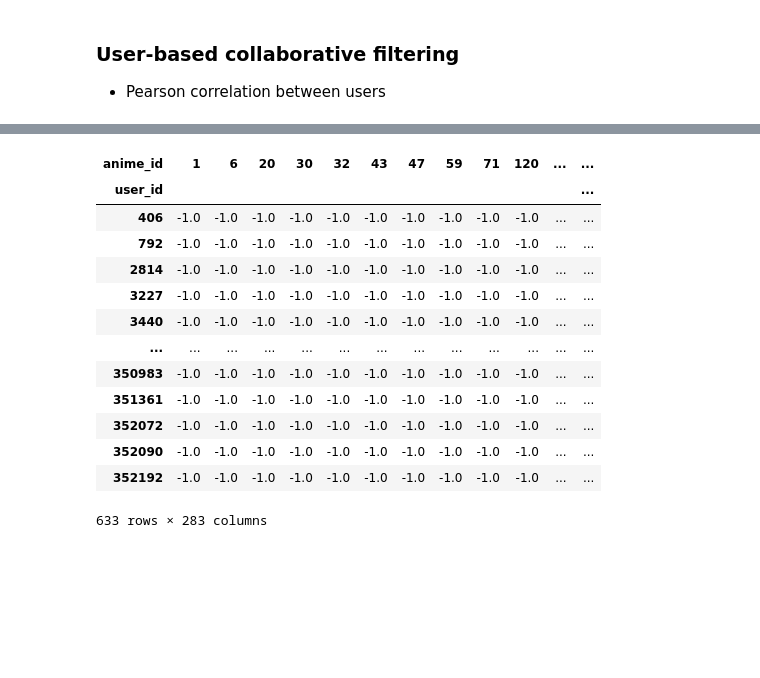
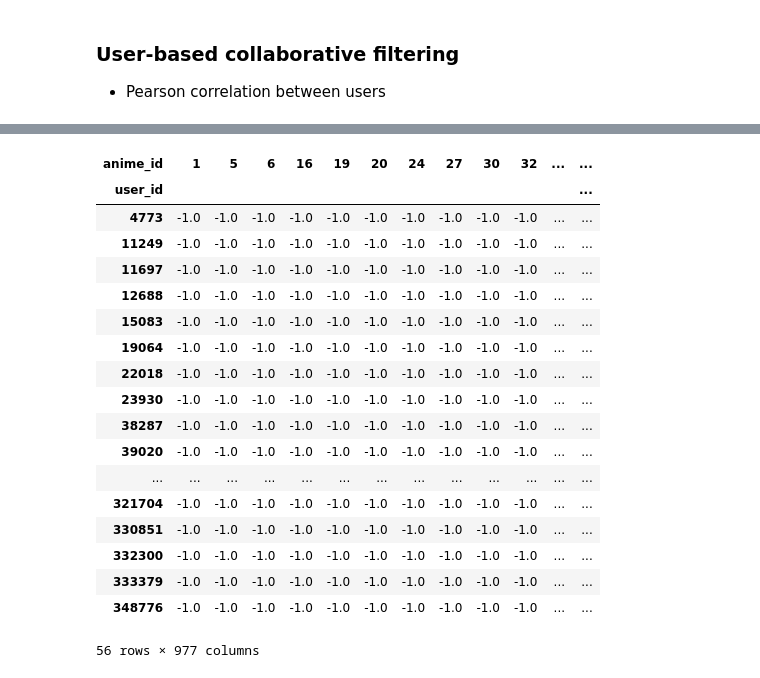
Before and after one commit to JoaoRodrigo99/AI---DM-ML, a Jupyter notebook: JR/anime_ratings__RS_101.ipynb, the cells around one changed output, grey strips where cells are left out. Saved outputs shown, nothing was run; the diff lists cells and outputs as text; code cells hidden in the pictures; blank space fills up the shorter version.

```diff
--- a/JR/anime_ratings__RS_101.ipynb
+++ b/JR/anime_ratings__RS_101.ipynb
@@ -196,6 +197,6 @@ plt.show()
 # %%
 # Filter out users with less than 150 ratings and animes with less than 3500 ratings
-df_sample_anime = df_sample.groupby("anime_id").filter(lambda x: len(x) > 2000) # 16872
+df_sample_anime = df_sample.groupby("anime_id").filter(lambda x: len(x) > 700) # 16872
 df_sample_anime
 # %% [output]
 |  | user_id | anime_id | rating | Name | Genres |
@@ -214,5 +217,5 @@ df_sample_anime
 # %%
-df_sample_users = df_sample_anime.groupby("user_id").filter(lambda x: len(x) > 15) # 310059
+df_sample_users = df_sample_anime.groupby("user_id").filter(lambda x: len(x) > 50) # 310059
 df_sample_users
 # %% [output]
 |  | user_id | anime_id | rating | Name | Genres |
@@ -290,10 +302,14 @@ Divide df into training and test set (80 - 20)
 # %%
-train_df, test_df = train_test_split(df_sample.drop(columns={"Name","Genres"}),
-                                #    stratify=df_sample['user_id'],
+train_df, test_df = train_test_split(df_sample,
                                    test_size=0.20,
                                    random_state=42)
 
 print('# ratings on Train set: %d' % len(train_df))
 print('# ratings on Test set: %d' % len(test_df))
-train_df
+
+train_df_str , test_df_str = train_df.drop(columns={"anime_id","Genres"}), test_df.drop(columns={"anime_id","Genres"})
+
+train_df, test_df = train_df.drop(columns={"Name","Genres"}), test_df.drop(columns={"Name","Genres"})
+
+train_df.columns, train_df_str.columns
 # %% [output]
@@ -848,22 +765,27 @@ user_corr
 # %%
 # Fill with -1 so unpredicted movies arent altered
 
 user_pred_ratings = user_item_matrix.copy()
 for col in user_pred_ratings.columns:
     user_pred_ratings[col].values[:] = -1
-user_pred_ratings
+# user_pred_ratings
 # %% [output]
-| anime_id | 1 | 6 | 20 | 30 | 32 | 43 | 47 | 59 | 71 | 120 | ... | ... |
+| anime_id | 1 | 5 | 6 | 16 | 19 | 20 | 24 | 27 | 30 | 32 | ... | ... |
 | user_id |  |  |  |  |  |  |  |  |  |  |  | ... |
-| 406 | -1.0 | -1.0 | -1.0 | -1.0 | -1.0 | -1.0 | -1.0 | -1.0 | -1.0 | -1.0 | ... | ... |
-| 792 | -1.0 | -1.0 | -1.0 | -1.0 | -1.0 | -1.0 | -1.0 | -1.0 | -1.0 | -1.0 | ... | ... |
-| 2814 | -1.0 | -1.0 | -1.0 | -1.0 | -1.0 | -1.0 | -1.0 | -1.0 | -1.0 | -1.0 | ... | ... |
-| 3227 | -1.0 | -1.0 | -1.0 | -1.0 | -1.0 | -1.0 | -1.0 | -1.0 | -1.0 | -1.0 | ... | ... |
-| 3440 | -1.0 | -1.0 | -1.0 | -1.0 | -1.0 | -1.0 | -1.0 | -1.0 | -1.0 | -1.0 | ... | ... |
+| 4773 | -1.0 | -1.0 | -1.0 | -1.0 | -1.0 | -1.0 | -1.0 | -1.0 | -1.0 | -1.0 | ... | ... |
+| 11249 | -1.0 | -1.0 | -1.0 | -1.0 | -1.0 | -1.0 | -1.0 | -1.0 | -1.0 | -1.0 | ... | ... |
+| 11697 | -1.0 | -1.0 | -1.0 | -1.0 | -1.0 | -1.0 | -1.0 | -1.0 | -1.0 | -1.0 | ... | ... |
+| 12688 | -1.0 | -1.0 | -1.0 | -1.0 | -1.0 | -1.0 | -1.0 | -1.0 | -1.0 | -1.0 | ... | ... |
+| 15083 | -1.0 | -1.0 | -1.0 | -1.0 | -1.0 | -1.0 | -1.0 | -1.0 | -1.0 | -1.0 | ... | ... |
+| 19064 | -1.0 | -1.0 | -1.0 | -1.0 | -1.0 | -1.0 | -1.0 | -1.0 | -1.0 | -1.0 | ... | ... |
+| 22018 | -1.0 | -1.0 | -1.0 | -1.0 | -1.0 | -1.0 | -1.0 | -1.0 | -1.0 | -1.0 | ... | ... |
+| 23930 | -1.0 | -1.0 | -1.0 | -1.0 | -1.0 | -1.0 | -1.0 | -1.0 | -1.0 | -1.0 | ... | ... |
+| 38287 | -1.0 | -1.0 | -1.0 | -1.0 | -1.0 | -1.0 | -1.0 | -1.0 | -1.0 | -1.0 | ... | ... |
+| 39020 | -1.0 | -1.0 | -1.0 | -1.0 | -1.0 | -1.0 | -1.0 | -1.0 | -1.0 | -1.0 | ... | ... |
 | ... | ... | ... | ... | ... | ... | ... | ... | ... | ... | ... | ... | ... |
-| 350983 | -1.0 | -1.0 | -1.0 | -1.0 | -1.0 | -1.0 | -1.0 | -1.0 | -1.0 | -1.0 | ... | ... |
-| 351361 | -1.0 | -1.0 | -1.0 | -1.0 | -1.0 | -1.0 | -1.0 | -1.0 | -1.0 | -1.0 | ... | ... |
-| 352072 | -1.0 | -1.0 | -1.0 | -1.0 | -1.0 | -1.0 | -1.0 | -1.0 | -1.0 | -1.0 | ... | ... |
-| 352090 | -1.0 | -1.0 | -1.0 | -1.0 | -1.0 | -1.0 | -1.0 | -1.0 | -1.0 | -1.0 | ... | ... |
-| 352192 | -1.0 | -1.0 | -1.0 | -1.0 | -1.0 | -1.0 | -1.0 | -1.0 | -1.0 | -1.0 | ... | ... |
+| 321704 | -1.0 | -1.0 | -1.0 | -1.0 | -1.0 | -1.0 | -1.0 | -1.0 | -1.0 | -1.0 | ... | ... |
+| 330851 | -1.0 | -1.0 | -1.0 | -1.0 | -1.0 | -1.0 | -1.0 | -1.0 | -1.0 | -1.0 | ... | ... |
+| 332300 | -1.0 | -1.0 | -1.0 | -1.0 | -1.0 | -1.0 | -1.0 | -1.0 | -1.0 | -1.0 | ... | ... |
+| 333379 | -1.0 | -1.0 | -1.0 | -1.0 | -1.0 | -1.0 | -1.0 | -1.0 | -1.0 | -1.0 | ... | ... |
+| 348776 | -1.0 | -1.0 | -1.0 | -1.0 | -1.0 | -1.0 | -1.0 | -1.0 | -1.0 | -1.0 | ... | ... |
-633 rows × 283 columns
+56 rows × 977 columns
```
Also changed, not shown: parts of 83 cells of this notebook.
